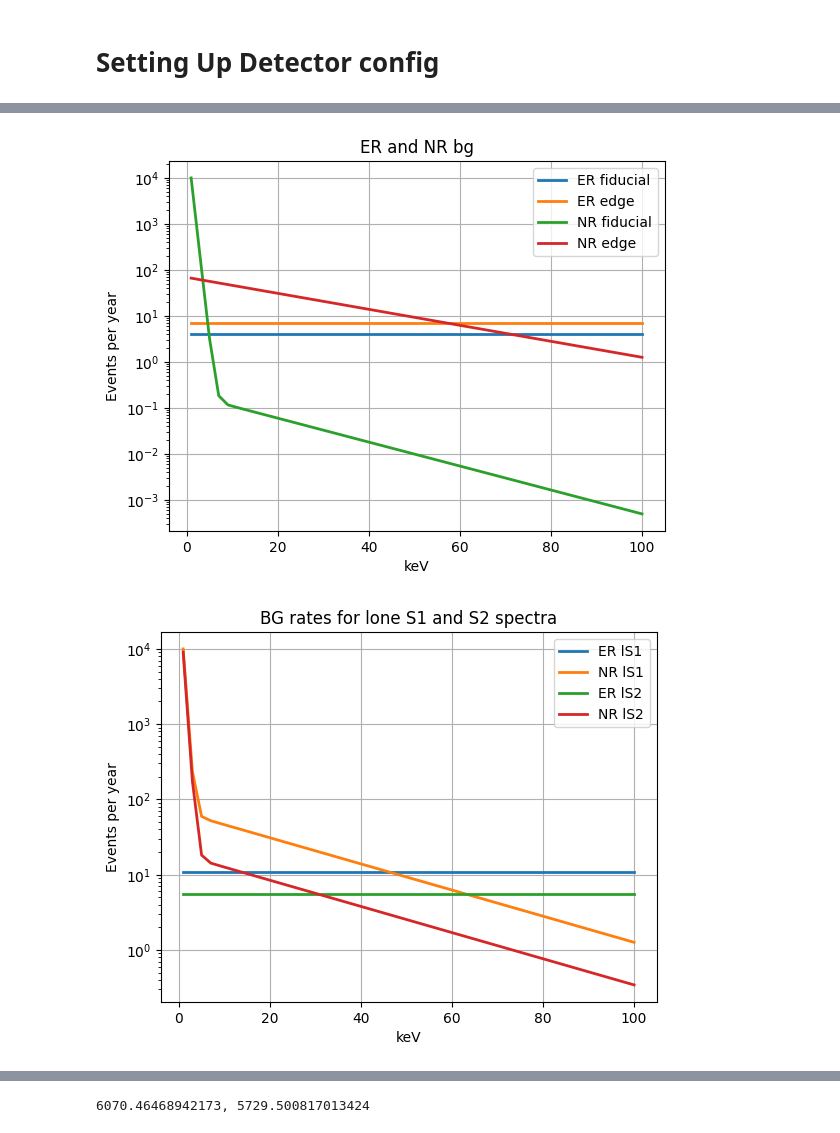
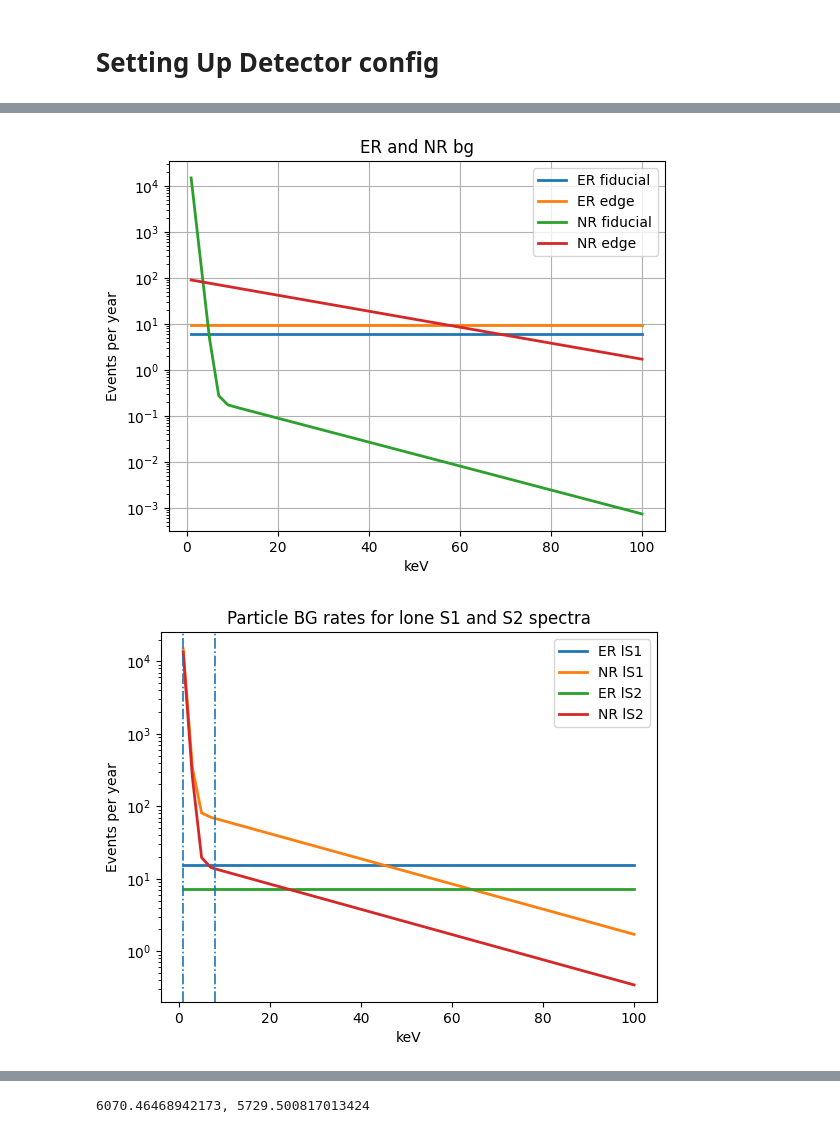
Before and after one commit to robertsjames/FlameFitSimple, a Jupyter notebook: analyses/wimp_sensitivity/AC_background/XLZD_ACTemplateMaker_30Jan2025_final.ipynb, the cells around one changed output, grey strips where cells are left out. Drawn from its saved outputs; the diff is of its cells as text; code cells hidden in the pictures.

```diff
--- a/analyses/wimp_sensitivity/AC_background/XLZD_ACTemplateMaker_30Jan2025_final.ipynb
+++ b/analyses/wimp_sensitivity/AC_background/XLZD_ACTemplateMaker_30Jan2025_final.ipynb
@@ -169,7 +169,7 @@ LCeBot: 0.493 * (1-0.339) = 0.311
 """
 #detector = XENONdetector
 #detector = XENONnTdetector
-detector = XLZDdetector_40T
+detector = XLZDdetector_60T
 
 particleBackgroundsXENON1t = ACClasses.ParticleBackground(
         detector = detector,
@@ -277,37 +277,39 @@ ax_bg.semilogy(x_bg, y_bgnr_ex, linewidth=2.0, label="NR edge")
 
 ax_bg.yaxis.set_major_locator(ticker.LogLocator(base=10, numticks=25))
 ax_bg.grid()
 ax_bg.legend()
 ax_bg.set_xlabel("keV")
 ax_bg.set_ylabel("Events per year")
 ax_bg.set_title("ER and NR bg")
 plt.show()
 
 ## Now we collect those sources and detector locations that can create LS1 or LS2 signals
 ### Backgrounds relevant to lone-s1
 y_bger_ls1 = particleBackgrounds.BackgroundSpectraForLone(x_bg, "S1", "ER")
 y_bgnr_ls1 = particleBackgrounds.BackgroundSpectraForLone(x_bg, "S1", "NR")
 
 ### Backgrounds relevant to lone-s2
 y_bger_ls2 = particleBackgrounds.BackgroundSpectraForLone(x_bg, "S2", "ER")
 y_bgnr_ls2 = particleBackgrounds.BackgroundSpectraForLone(x_bg, "S2", "NR")
 
 fig_bg2, ax_bg2 = plt.subplots()
 ax_bg2.semilogy(x_bg, y_bger_ls1, linewidth=2.0, label="ER lS1")
 ax_bg2.semilogy(x_bg, y_bgnr_ls1, linewidth=2.0, label="NR lS1")
 ax_bg2.semilogy(x_bg, y_bger_ls2, linewidth=2.0, label="ER lS2")
 ax_bg2.semilogy(x_bg, y_bgnr_ls2, linewidth=2.0, label="NR lS2")
+ax_bg2.axvline(x=1, linestyle="-.", linewidth=1.2)
+ax_bg2.axvline(x=8, linestyle="-.", linewidth=1.2)
 
 ax_bg2.yaxis.set_major_locator(ticker.LogLocator(base=10, numticks=25))
-ax_bg2.grid()
+#ax_bg2.grid()
 ax_bg2.legend()
 ax_bg2.set_xlabel("keV")
 ax_bg2.set_ylabel("Events per year")
-ax_bg2.set_title("BG rates for lone S1 and S2 spectra")
+ax_bg2.set_title("Particle BG rates for lone S1 and S2 spectra")
 plt.show()
 # %% [output]
-[figure, old version]
+[figure, new version]
-[figure, old version]
+[figure, new version]
 # %%
 ## Now convert those spectra to number-of-quanta space
 S1q = []
```
Also changed, not shown: parts of 15 cells of this notebook.
